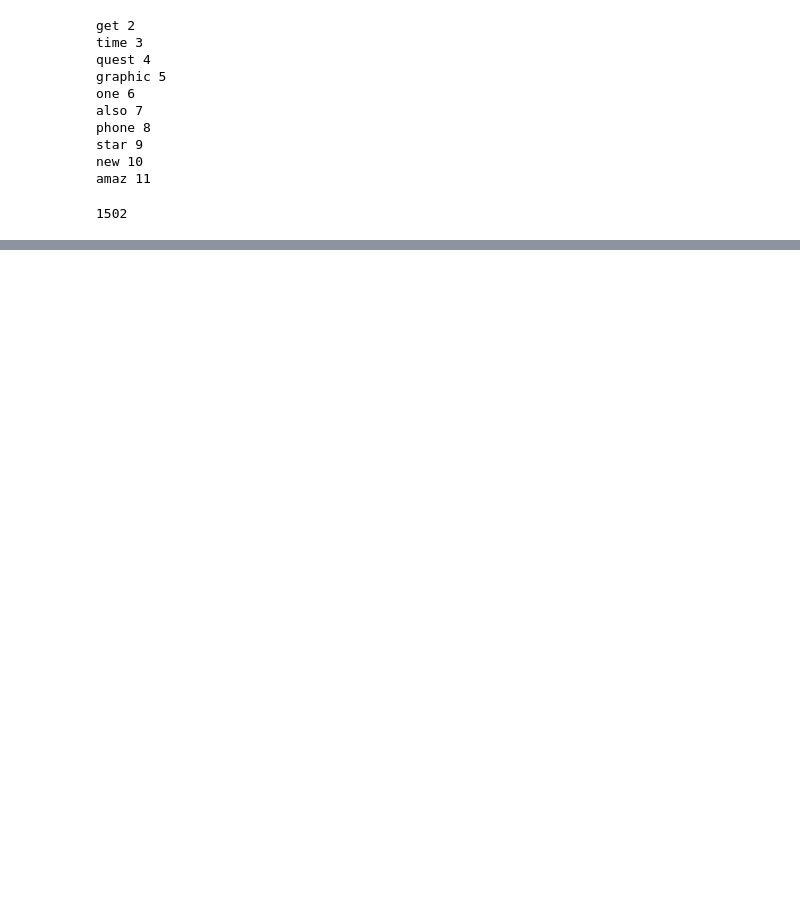
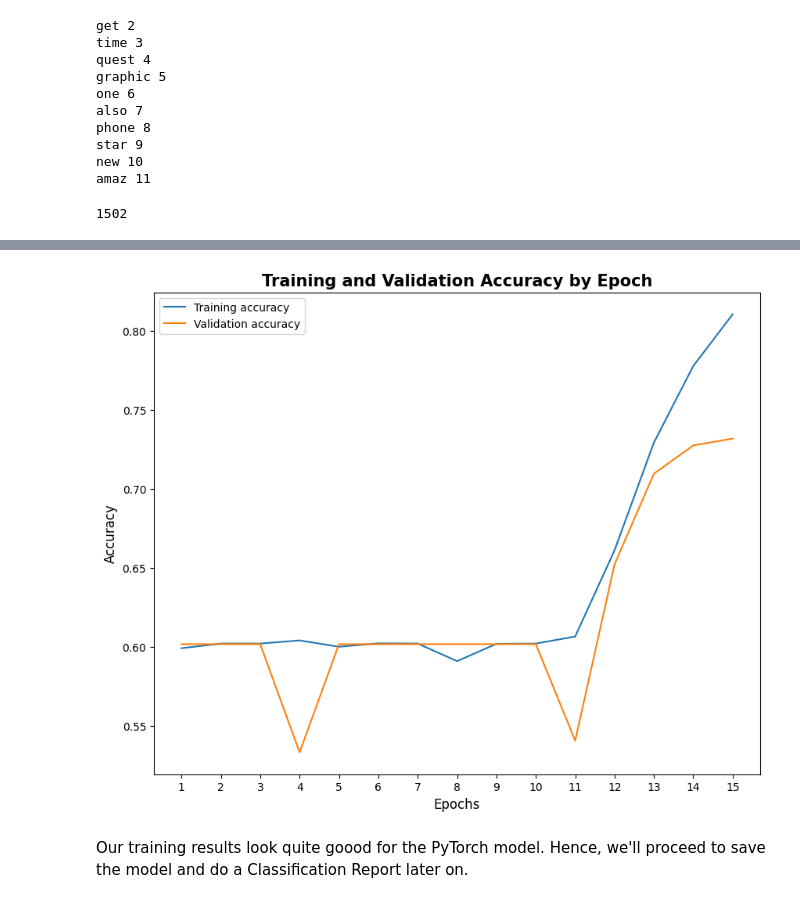
Before and after one commit to wanadzhar913/genshin-impact-reviews-sentiment-analysis-fastapi-docker, a Jupyter notebook: notebooks/03_modeling_stemmed.ipynb, the cells around one changed output, grey strips where cells are left out. Cells and saved outputs as stored; diff of their text form; code cells hidden in the pictures; blank space fills up the shorter version.

```diff
--- a/notebooks/03_modeling_stemmed.ipynb
+++ b/notebooks/03_modeling_stemmed.ipynb
@@ -1157,0 +1188,16 @@ RuntimeError: Expected hidden[0] size (2, 22, 256), got [2, 50, 256]
+# %%
+# Plot the training and validation accuracy by epoch
+
+plt.figure(figsize=(10,8))
+epochs = range(1,16)
+plt.plot(epochs, epoch_tr_acc, label='Training accuracy')
+plt.plot(epochs, epoch_vl_acc, label='Validation accuracy')
+plt.title('Training and Validation Accuracy by Epoch', size=15, weight='bold')
+plt.xlabel('Epochs', size=12)
+plt.ylabel('Accuracy', size=12)
+plt.xticks(np.arange(1,16,1))
+plt.legend();
+# %% [output]
+[figure, added]
+# %% [markdown]
+Our training results look quite goood for the PyTorch model. Hence, we'll proceed to save the model and do a Classification Report later on.
```
Also changed, not shown: parts of 15 cells of this notebook, 1 other file.
